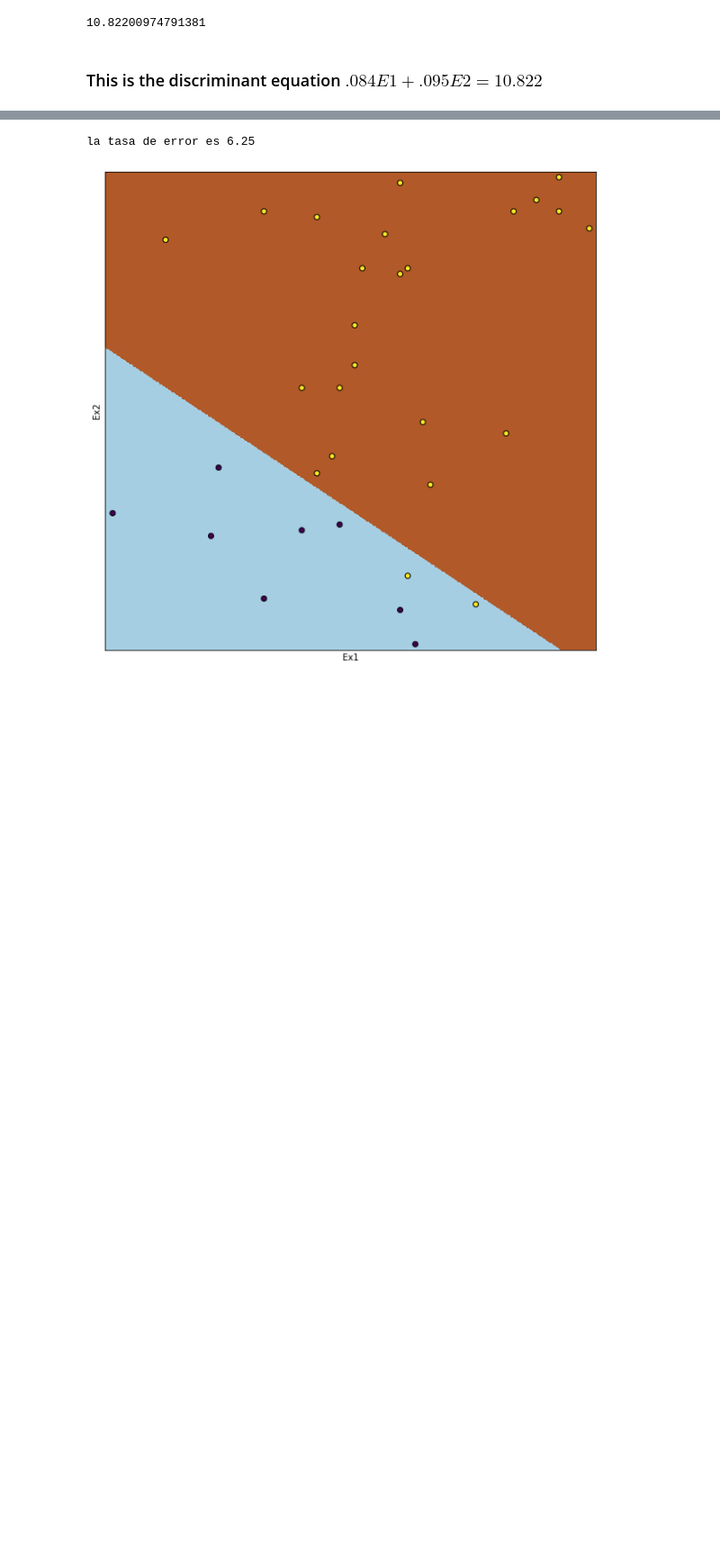
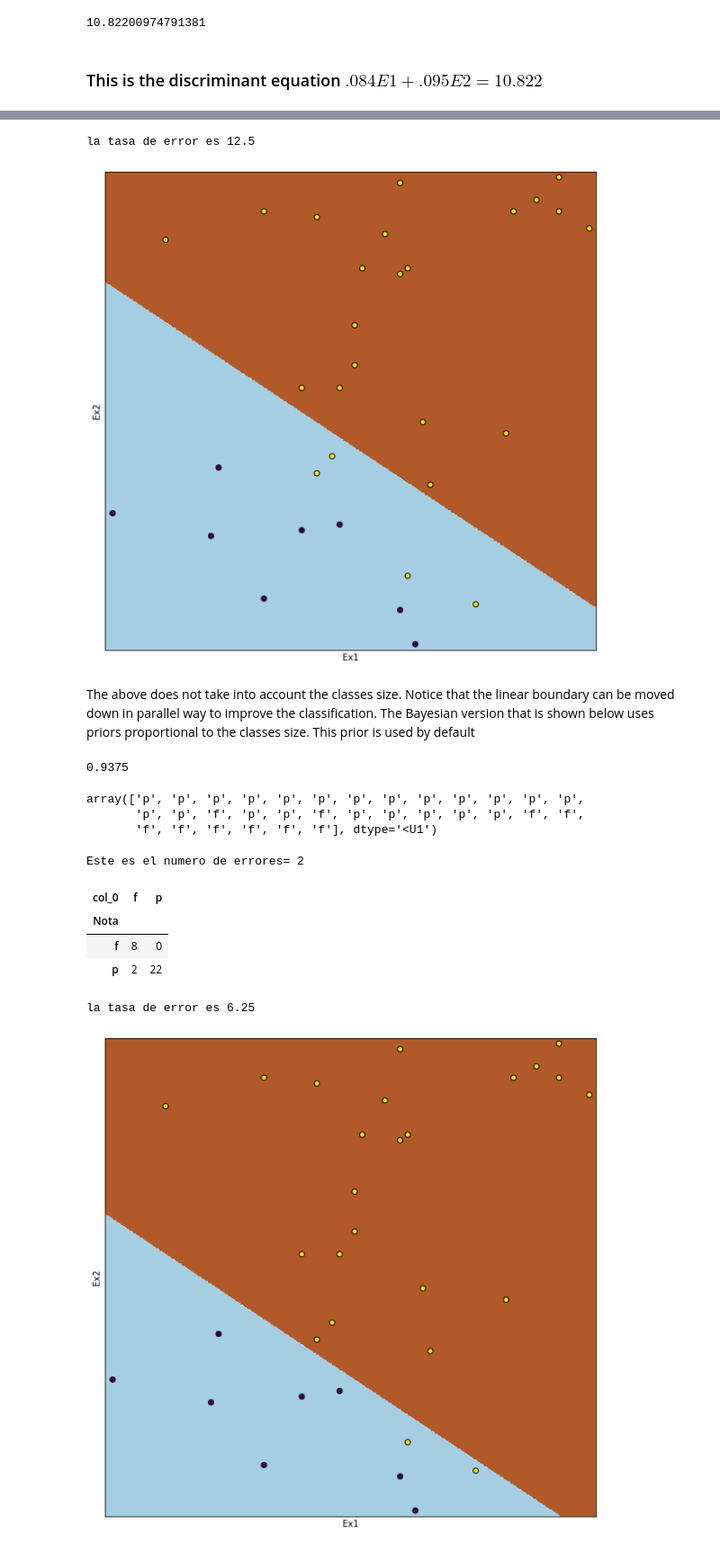
Before and after one commit to eacunafer/Data-Mining-Machine-Learning-subgraduado-, a Jupyter notebook: notebooks/ldapye.ipynb, the cells around one changed output, grey strips where cells are left out. Shown at 90% size. Cells and saved outputs as stored; diff of their text form; code cells hidden in the pictures; blank space fills up the shorter version.

```diff
--- a/notebooks/ldapye.ipynb
+++ b/notebooks/ldapye.ipynb
@@ -161,3 +161,67 @@ pd.crosstab(y,pred)
+# %%
+error_rate=error*100/len(df)
+print("la tasa de error es", error_rate)
+# %% [output]
+la tasa de error es 12.5
+# %%
+from matplotlib.colors import ListedColormap
+ldadis = LinearDiscriminantAnalysis(priors=(.5,.5))
+#creando una columna "pass" numerica para representar las clases
+lb_make = LabelEncoder()
+df["pass"] = lb_make.fit_transform(df["Nota"])
+y2=df['pass']
+X1=X.values
+y1=y2.values
+ldadis.fit(X1,y1)
+eje1=np.arange(start = X1[:, 0].min()-1, stop = X1[:, 0].max() + 1, step = 0.1)
+eje2=np.arange(start = X1[:, 1].min()-1, stop = X1[:, 1].max() + 1, step = 0.11)
+Y1, Y2 = np.meshgrid(eje1,eje2)
+pred2=ldadis.predict(np.c_[Y1.ravel(), Y2.ravel()]).reshape(Y1.shape)
+plt.figure(figsize=(10, 10))
+plt.pcolormesh(Y1, Y2, pred2,cmap=plt.cm.Paired)
+# Plot also the training points
+plt.scatter(X1[:, 0], X1[:, 1], c=y2, edgecolors='k')
+plt.xlabel('Ex1')
+plt.ylabel('Ex2')
+plt.xlim(Y1.min(), Y1.max())
+plt.ylim(Y2.min(), Y2.max())
+plt.xticks(())
+plt.yticks(())
+
+plt.show()
+# %% [output]
+[figure, added]
+# %% [markdown]
+The above does not take into account the classes size. Notice that the linear boundary can be moved down in  parallel way to improve the classification. The Bayesian version that is shown below uses priors proportional to the classes size. This prior is used by default
+# %%
+#Haciendo el analisis discriminante y calculando el porcentaje de precision
+ldadis = LinearDiscriminantAnalysis().fit(X,y)
+#Tasa de precision
+ldadis.score(X, y)
+# %% [output]
+0.9375
+# %%
+#Calculando the class predicted
+pred=ldadis.predict(X)
+pred
+# %% [output]
+array(['p', 'p', 'p', 'p', 'p', 'p', 'p', 'p', 'p', 'p', 'p', 'p', 'p',
+       'p', 'p', 'f', 'p', 'p', 'f', 'p', 'p', 'p', 'p', 'p', 'f', 'f',
+       'f', 'f', 'f', 'f', 'f', 'f'], dtype='<U1')
+# %%
+#Calcuting the number of errors
+error=(y!=pred).sum()
+print("Este es el numero de errores=", error)
+# %% [output]
+Este es el numero de errores= 2
+# %%
+#This is a better presentation
+pd.crosstab(y,pred)
+# %% [output]
+| col_0 | f | p |
+| Nota |  |  |
+| f | 8 | 0 |
+| p | 2 | 22 |
 # %%
 error_rate=error*100/len(df)
 print("la tasa de error es", error_rate)
```
Also changed, not shown: parts of 6 cells of this notebook.
